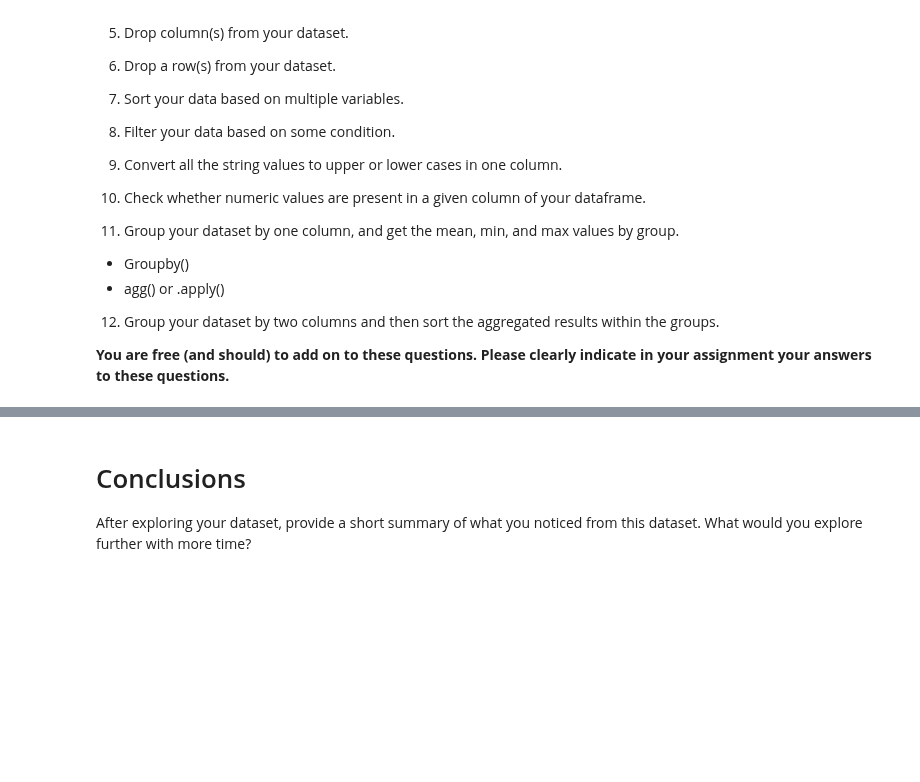
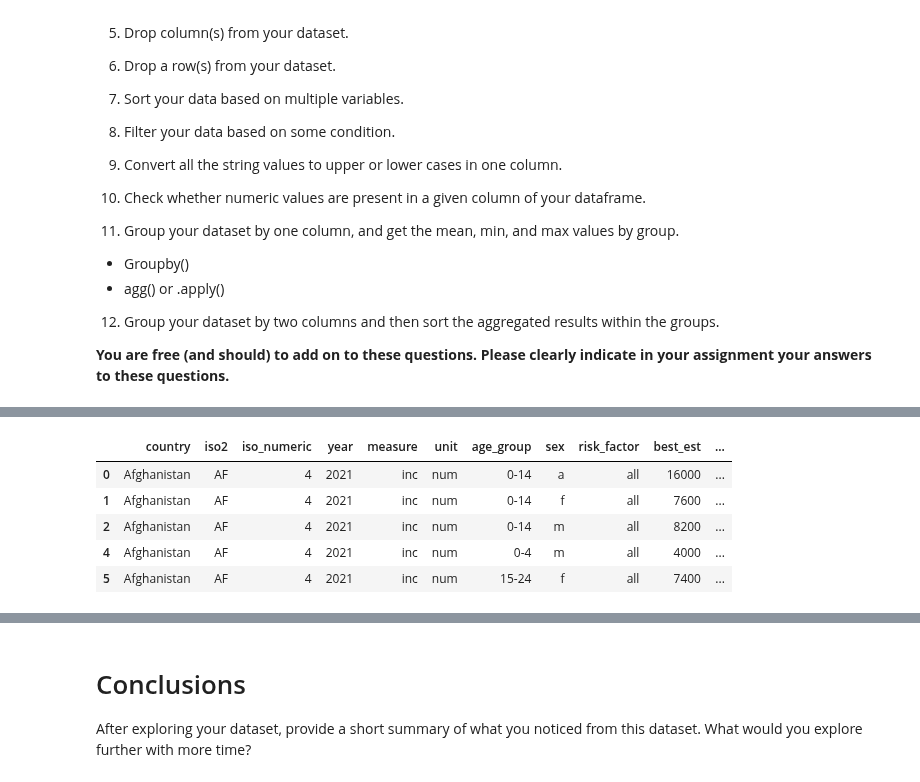
Before and after one commit to himalayahall/DATA602, a Jupyter notebook: 07_assignment.ipynb, the cells around one changed output, grey strips where cells are left out. Cells and saved outputs as stored; diff of their text form; code cells hidden in the pictures; blank space fills up the shorter version.

```diff
--- a/07_assignment.ipynb
+++ b/07_assignment.ipynb
@@ -94,0 +215,11 @@ Create a subset of your original data and perform the following.
+# %%
+# 6 - drop row 3 from dataset
+tb_ds = tb_ds.drop([3])
+tb_ds.head()
+# %% [output]
+|  | country | iso2 | iso_numeric | year | measure | unit | age_group | sex | risk_factor | best_est | ... |
+| 0 | Afghanistan | AF | 4 | 2021 | inc | num | 0-14 | a | all | 16000 | ... |
+| 1 | Afghanistan | AF | 4 | 2021 | inc | num | 0-14 | f | all | 7600 | ... |
+| 2 | Afghanistan | AF | 4 | 2021 | inc | num | 0-14 | m | all | 8200 | ... |
+| 4 | Afghanistan | AF | 4 | 2021 | inc | num | 0-4 | m | all | 4000 | ... |
+| 5 | Afghanistan | AF | 4 | 2021 | inc | num | 15-24 | f | all | 7400 | ... |
```
Also changed, not shown: parts of 11 cells of this notebook.
